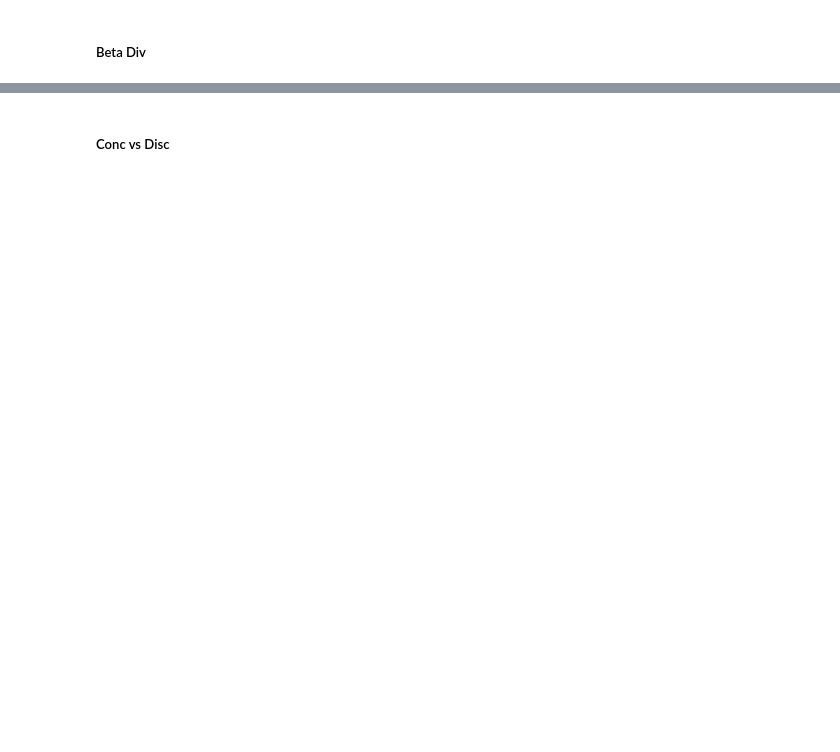
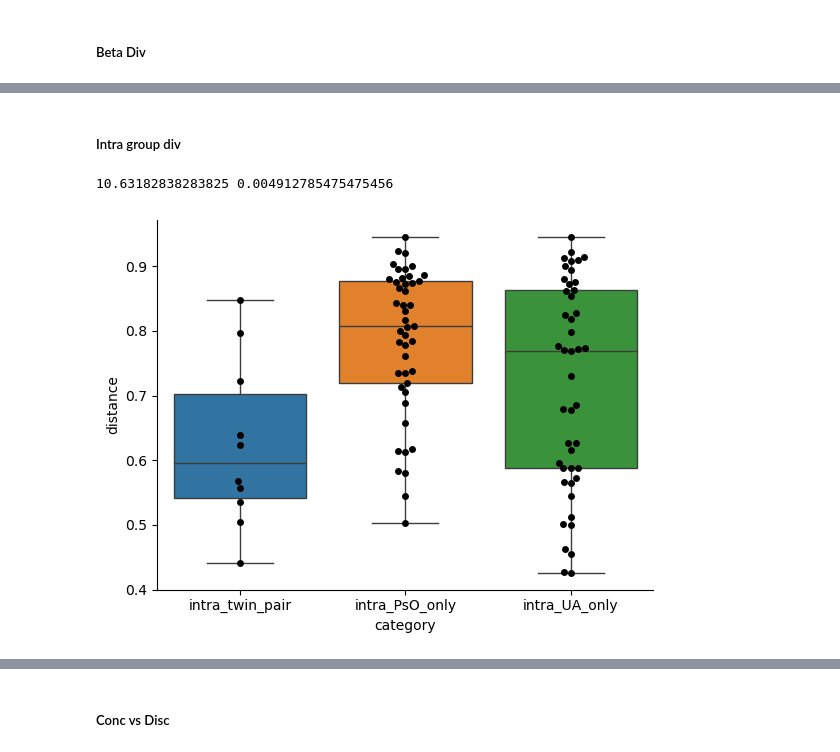
Before and after one commit to kbpi314/twinspsd, a Jupyter notebook: code/twinspsd_v1.ipynb, the cells around one changed output, grey strips where cells are left out. Cells and saved outputs as stored; diff of their text form; code cells hidden in the pictures; blank space fills up the shorter version.

```diff
--- a/code/twinspsd_v1.ipynb
+++ b/code/twinspsd_v1.ipynb
@@ -714,0 +717,76 @@ Text(0, 0.5, 'PC2 (9.4%)')
+# %% [markdown]
+##### Intra group div #####
+# %%
+# paired beta div: unweighted distances to compare inter-twin vs inter-disease distances
+# paired shannon diversity difference from 0
+dm_full = scipy.spatial.distance.squareform(scipy.spatial.distance.pdist(df_taxa.values, metric='braycurtis'))
+df_beta = pd.DataFrame(dm_full, index=df_taxa.index, columns=df_taxa.index)
+
+# use concordant pso only
+df_alpha = df_merge_alpha.copy()
+df_alpha = df_alpha[~df_alpha['twinpair'].isin(concordant_twins)]
+df_alpha = df_alpha[df_alpha['Diagnosis'].isin(['HC','PsO'])]
+df_alpha = df_alpha[df_alpha.duplicated(subset='twinpair', keep=False)]
+
+# grab twin to pair dict
+pair_to_ids = {}
+for p in list(df_alpha.twinpair.values):
+    df = df_alpha[df_alpha['twinpair'] == p]
+    id_UA = str(df[df['Diagnosis'] == 'HC'].index.values[0])
+    id_PsO = str(df[df['Diagnosis'] == 'PsO'].index.values[0])
+    pair_to_ids[p] = (id_UA, id_PsO)
+
+# get distances for each twin pair per beta div matrix
+pair_to_dist = {}
+for p in list(df_alpha.twinpair.values):
+    id_UA, id_PsO = pair_to_ids[p]
+    pair_to_dist[p] = df_beta.loc[id_UA, id_PsO]
+
+df_paired_beta = pd.DataFrame.from_dict(pair_to_dist, orient='index', columns=['Bray_Curtis'])
+
+# grab inter RA distances
+# this is from bray_curtis_significance_Diagnosis.qzv -> download as tsv
+#df_raw = pd.read_csv(path + 'outputs/jobs02/bray_curtis_raw_data.tsv',
+#                     sep='\t', index_col=0)
+df_raw = pd.concat([df_beta, df_alpha], axis=1)
+
+df_PsO = df_raw[df_raw['Diagnosis'] == 'PsO']
+df_PsO = df_PsO.loc[:,df_PsO.index]
+PsO_vals = np.tril(np.array(df_PsO.values))
+inter_PsO = PsO_vals[PsO_vals != 0]
+
+df_UA = df_raw[df_raw['Diagnosis'] == 'HC']
+df_UA = df_UA.loc[:,df_UA.index]
+UA_vals = np.tril(np.array(df_UA.values))
+inter_UA = UA_vals[UA_vals != 0]
+
+# compare distances
+inter_twin = df_paired_beta['Bray_Curtis'].values
+
+u, p = scipy.stats.kruskal(inter_UA, inter_PsO, inter_twin)
+print(u, p)
+
+u, p = scipy.stats.mannwhitneyu(inter_twin, inter_PsO)
+# print(u, p)
+
+t, p = scipy.stats.ttest_ind(inter_twin, inter_PsO)
+#print(t, p)
+
+t, p = scipy.stats.ttest_ind(inter_UA, inter_PsO)
+# print(t, p)
+
+f, p = scipy.stats.f_oneway(inter_UA, inter_PsO, inter_twin)
+# print(f, p)
+
+category = ['intra_twin_pair']*len(inter_twin) + ['intra_PsO_only']*len(inter_PsO) + ['intra_UA_only']*len(inter_UA)
+distances = list(inter_twin) + list(inter_PsO) + list(inter_UA)
+df_dist = pd.DataFrame(data=np.array([category,distances]).T, columns=['category','distance'])
+df_dist['distance'] = df_dist['distance'].astype(float)
+df_dist.to_csv(path + 'outputs/jobs02/intra_beta_dist.tsv',sep='\t')
+
+sns.boxplot(data=df_dist, x='category', y='distance', hue='category')
+sns.swarmplot(data=df_dist, x='category', y='distance', color='black')
+sns.despine()
+# %% [output]
+10.63182838283825 0.004912785475475456
+[figure, added]
```
Also changed, not shown: parts of 14 cells of this notebook.
